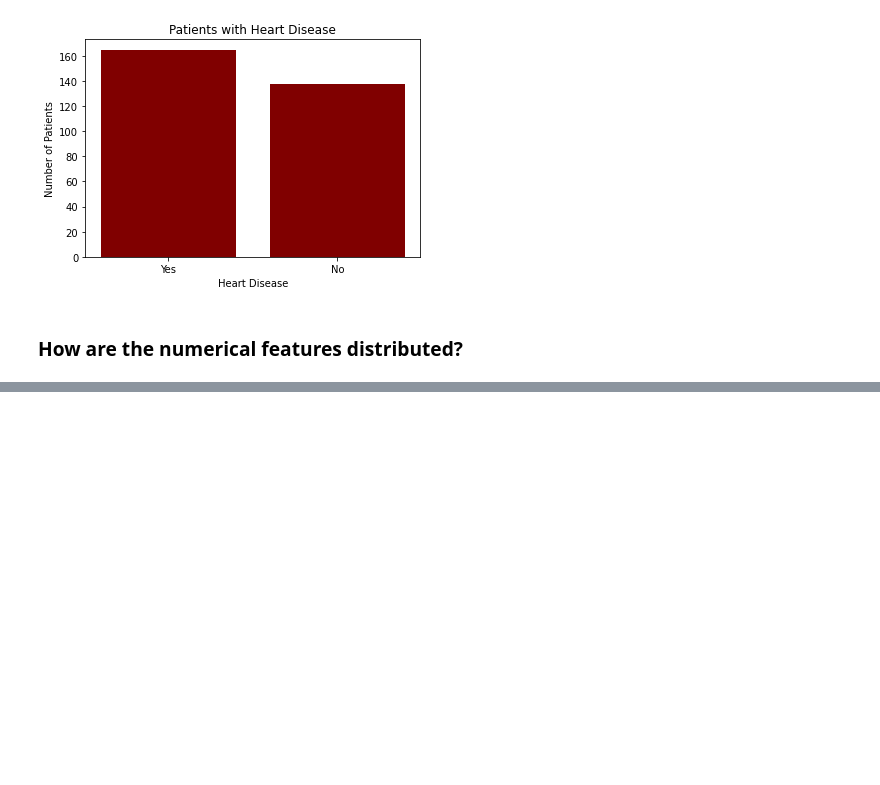
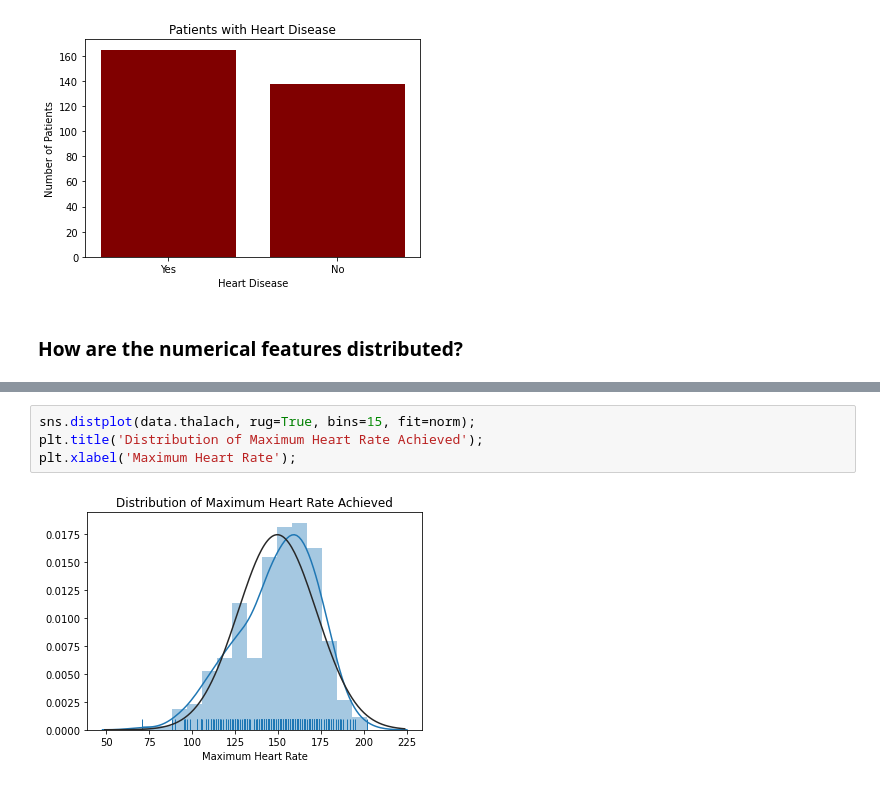
Before and after one commit to iammelvink/Heart-Disease-Project-AML, a Jupyter notebook: Heart_Disease_Project_Notebook.ipynb, the cells around one changed output, grey strips where cells are left out. Saved outputs shown, nothing was run; the diff lists cells and outputs as text; blank space fills up the shorter version.

```diff
--- a/Heart_Disease_Project_Notebook.ipynb
+++ b/Heart_Disease_Project_Notebook.ipynb
@@ -257,0 +279,6 @@ plt.ylabel('Number of Patients');
+# %%
+sns.distplot(data.thalach, rug=True, bins=15, fit=norm);
+plt.title('Distribution of Maximum Heart Rate Achieved');
+plt.xlabel('Maximum Heart Rate');
+# %% [output]
+[figure, added]
```
Also changed, not shown: parts of 18 cells of this notebook.
